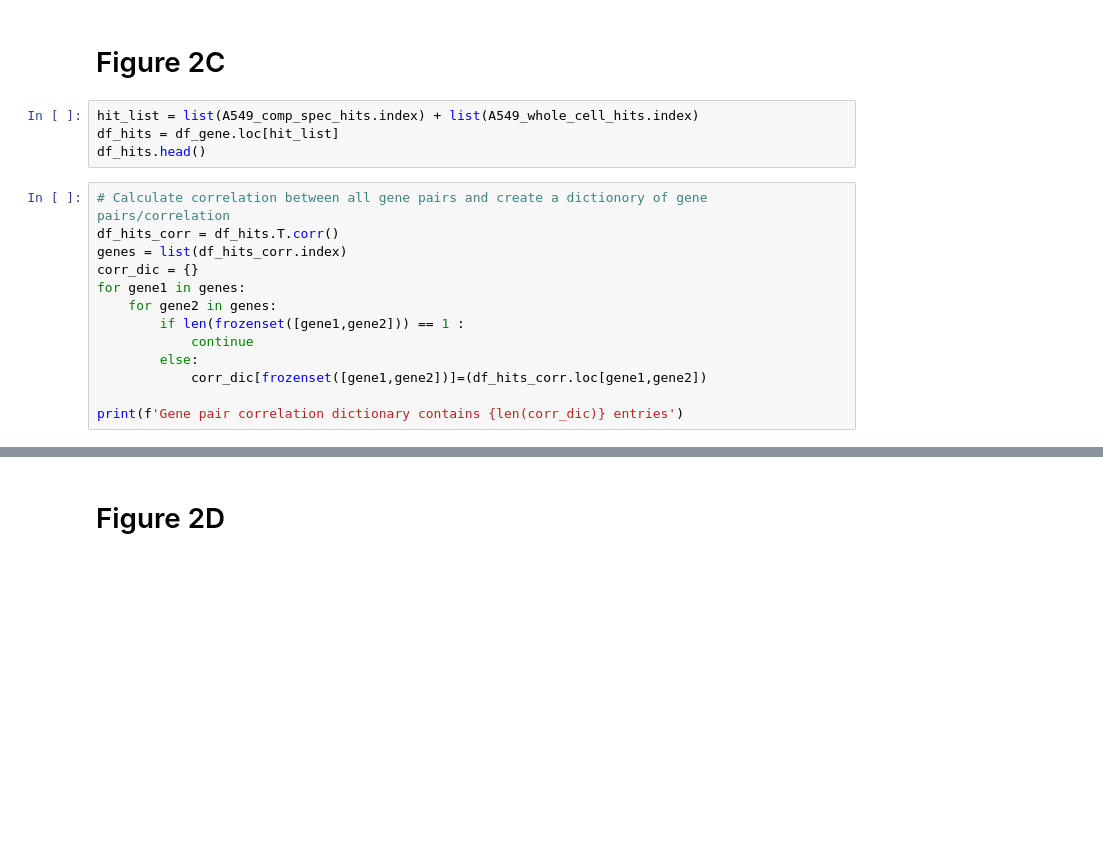
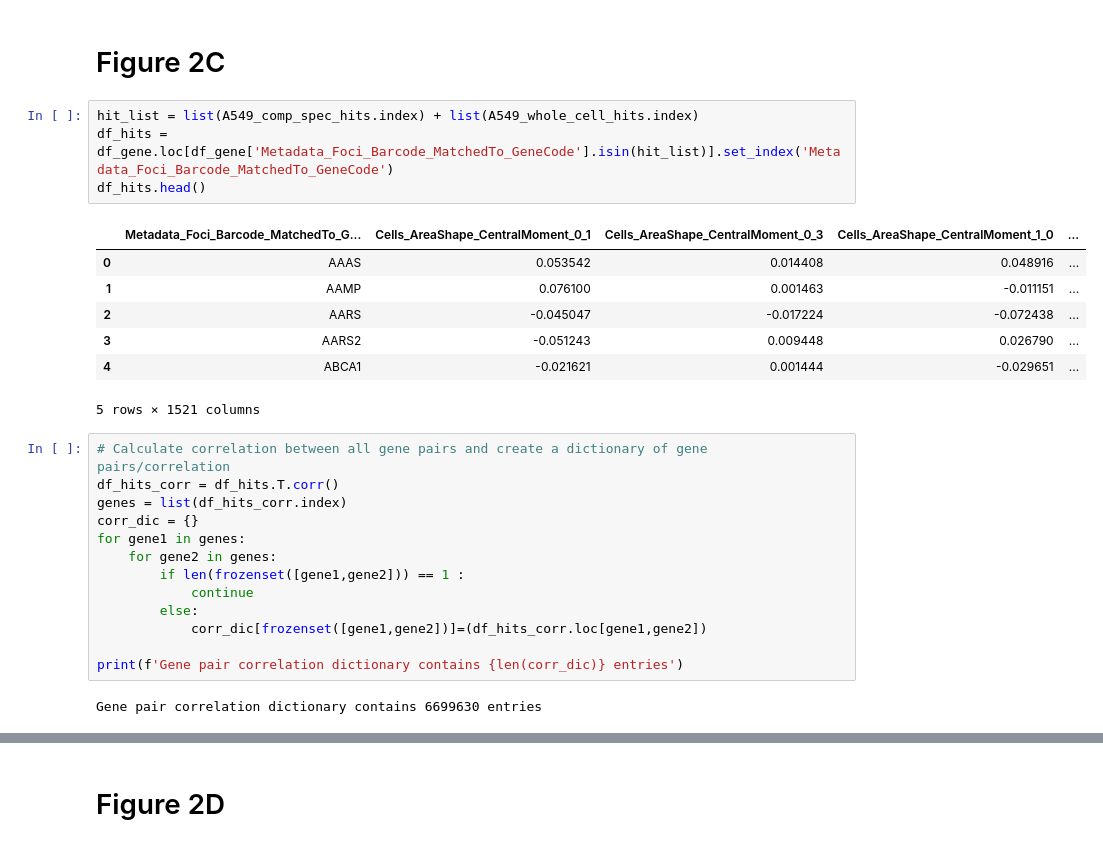
Before and after one commit to broadinstitute/2022_PERISCOPE, a Jupyter notebook: 2_A549_WGS_Summary/Figure_2.ipynb, the cells around one changed output, grey strips where cells are left out. Saved outputs shown, nothing was run; the diff lists cells and outputs as text; blank space fills up the shorter version.

```diff
--- a/2_A549_WGS_Summary/Figure_2.ipynb
+++ b/2_A549_WGS_Summary/Figure_2.ipynb
@@ -246,10 +284,18 @@ fig.savefig(os.path.join(output_folder,'Fig2B_A549_compartment_specific_hits_dis
 # Figure 2C
 # %%
 hit_list = list(A549_comp_spec_hits.index) + list(A549_whole_cell_hits.index)
-df_hits = df_gene.loc[hit_list]
+df_hits = df_gene.loc[df_gene['Metadata_Foci_Barcode_MatchedTo_GeneCode'].isin(hit_list)].set_index('Metadata_Foci_Barcode_MatchedTo_GeneCode')
 df_hits.head()
+# %% [output]
+|  | Metadata_Foci_Barcode_MatchedTo_G... | Cells_AreaShape_CentralMoment_0_1 | Cells_AreaShape_CentralMoment_0_3 | Cells_AreaShape_CentralMoment_1_0 | ... |
+| 0 | AAAS | 0.053542 | 0.014408 | 0.048916 | ... |
+| 1 | AAMP | 0.076100 | 0.001463 | -0.011151 | ... |
+| 2 | AARS | -0.045047 | -0.017224 | -0.072438 | ... |
+| 3 | AARS2 | -0.051243 | 0.009448 | 0.026790 | ... |
+| 4 | ABCA1 | -0.021621 | 0.001444 | -0.029651 | ... |
+5 rows × 1521 columns
 # %%
-# Calculate correlation between all gene pairs and create a dictionory of gene pairs/correlation
+# Calculate correlation between all gene pairs and create a dictionary of gene pairs/correlation
 df_hits_corr = df_hits.T.corr()
 genes = list(df_hits_corr.index)
 corr_dic = {}
@@ -261,5 +307,7 @@ for gene1 in genes:
             corr_dic[frozenset([gene1,gene2])]=(df_hits_corr.loc[gene1,gene2])
 
 print(f'Gene pair correlation dictionary contains {len(corr_dic)} entries')
+# %% [output]
+Gene pair correlation dictionary contains 6699630 entries
 # %%
 # Input the protein clusters from the CORUM3.0 database and subset the human clusters
```
Also changed, not shown: parts of 11 cells of this notebook, 12 other files.
